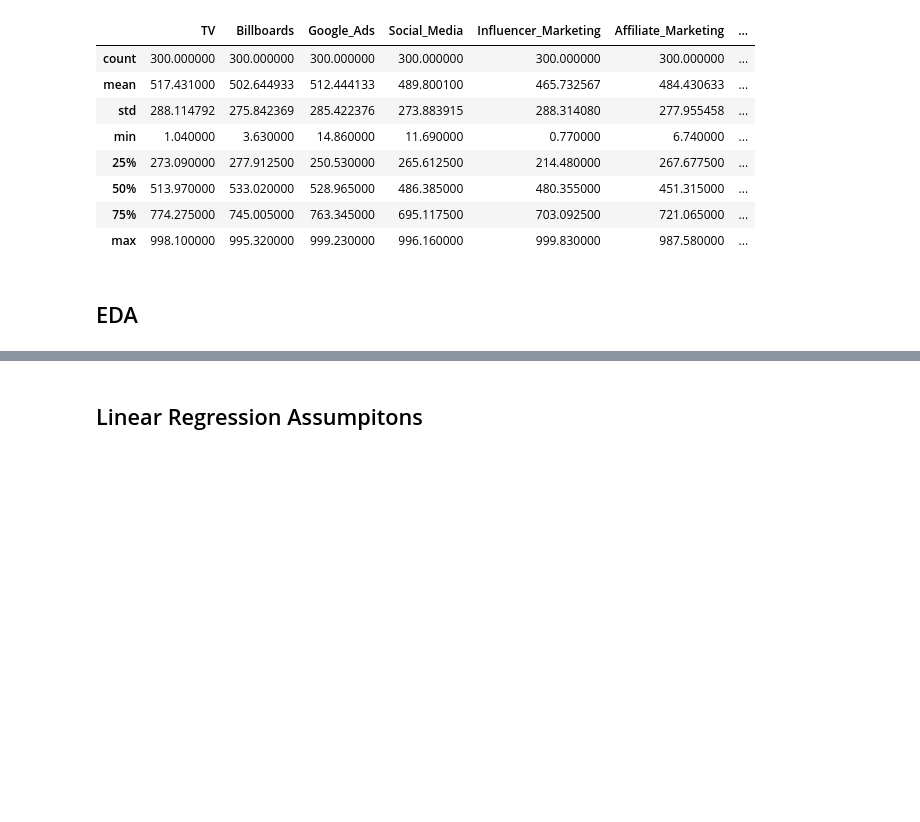
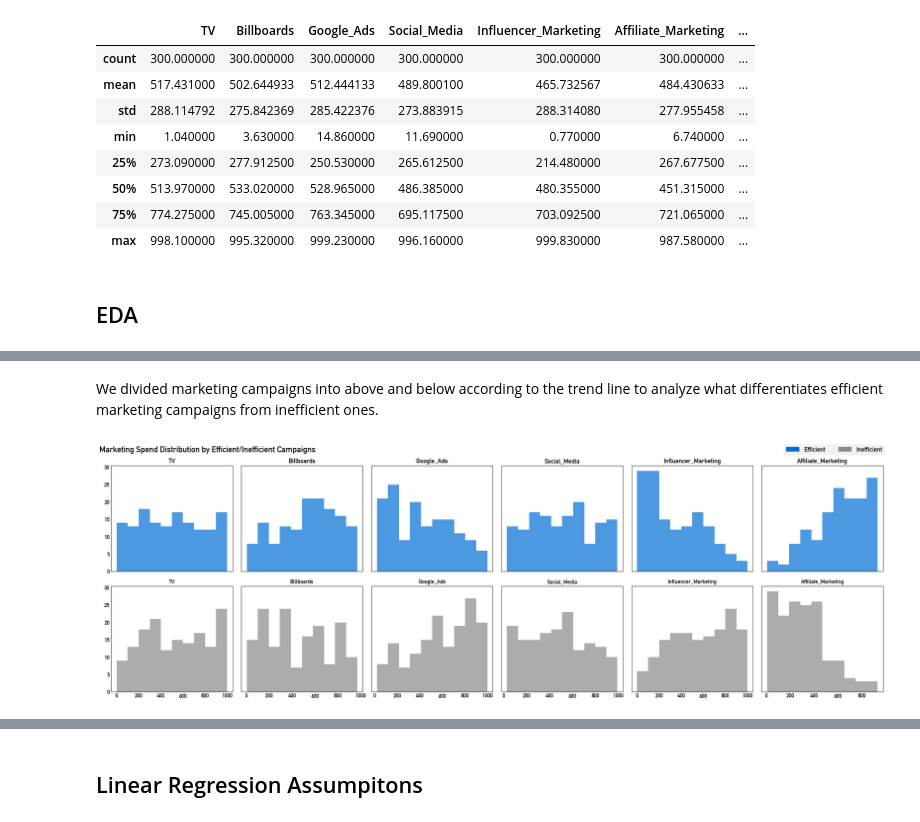
Before and after one commit to emirsglm/advertising-efficiency, a Jupyter notebook: main.ipynb, the cells around one changed output, grey strips where cells are left out. Saved outputs shown, nothing was run; the diff lists cells and outputs as text; code cells hidden in the pictures; blank space fills up the shorter version.

```diff
--- a/main.ipynb
+++ b/main.ipynb
@@ -281,0 +123,41 @@ The exploratory data analysis (EDA) indicates that affiliate marketing is the mo
+# %% [markdown]
+We divided marketing campaigns into above and below according to the trend line to analyze what differentiates efficient marketing campaigns from inefficient ones.
+# %%
+import matplotlib.pyplot as plt
+import matplotlib.patches as mpatches
+
+columns = ['TV', 'Billboards', 'Google_Ads', 'Social_Media', 'Influencer_Marketing', 'Affiliate_Marketing']
+fig, axes = plt.subplots(2, 6, figsize=(24, 8), sharey=True)
+
+# Genel başlık (sola hizalı)
+fig.suptitle("Marketing Spend Distribution by Efficient/Inefficient Campaigns", fontsize=18, fontweight='bold', ha='left', x=0)
+
+# Histogramlar
+for i, col in enumerate(columns):
+    axes[0, i].hist(df[df['Above_Below']=='Efficient'][col], bins=10, color='#006ED6', alpha=0.7)
+    axes[0, i].set_title(f'{col}', fontsize=14)
+    axes[1, i].hist(df[df['Above_Below']=='Inefficient'][col], bins=10, color='#898989', alpha=0.7)
+
+    axes[0, i].set_xticks([])
+    # Alt sıradaki subplotlar x değerlerini gösterir
+    axes[1, i].set_title(f'{col}', fontsize=12)
+
+    # Grid ve ticks her subplot için
+    for ax in [axes[0, i], axes[1, i]]:
+        ax.tick_params(axis='both', labelsize=12, length=0)
+
+
+# Tek legend için benzersiz handles
+above_patch = mpatches.Patch(color='#006ED6', label='Efficient')
+below_patch = mpatches.Patch(color='#898989', label='Inefficient')
+
+# Legend yan yana ve yarı şeffaf
+leg = fig.legend(handles=[above_patch, below_patch], loc='upper right', bbox_to_anchor=(1, 1),
+                 ncol=2, fontsize=14, frameon=True,facecolor='#898989')
+leg.get_frame().set_edgecolor('none')
+leg.get_frame().set_alpha(0.1)
+
+plt.tight_layout()
+plt.show()
+# %% [output]
+[figure, added]
```
Also changed, not shown: parts of 52 cells of this notebook, 1 other file.
